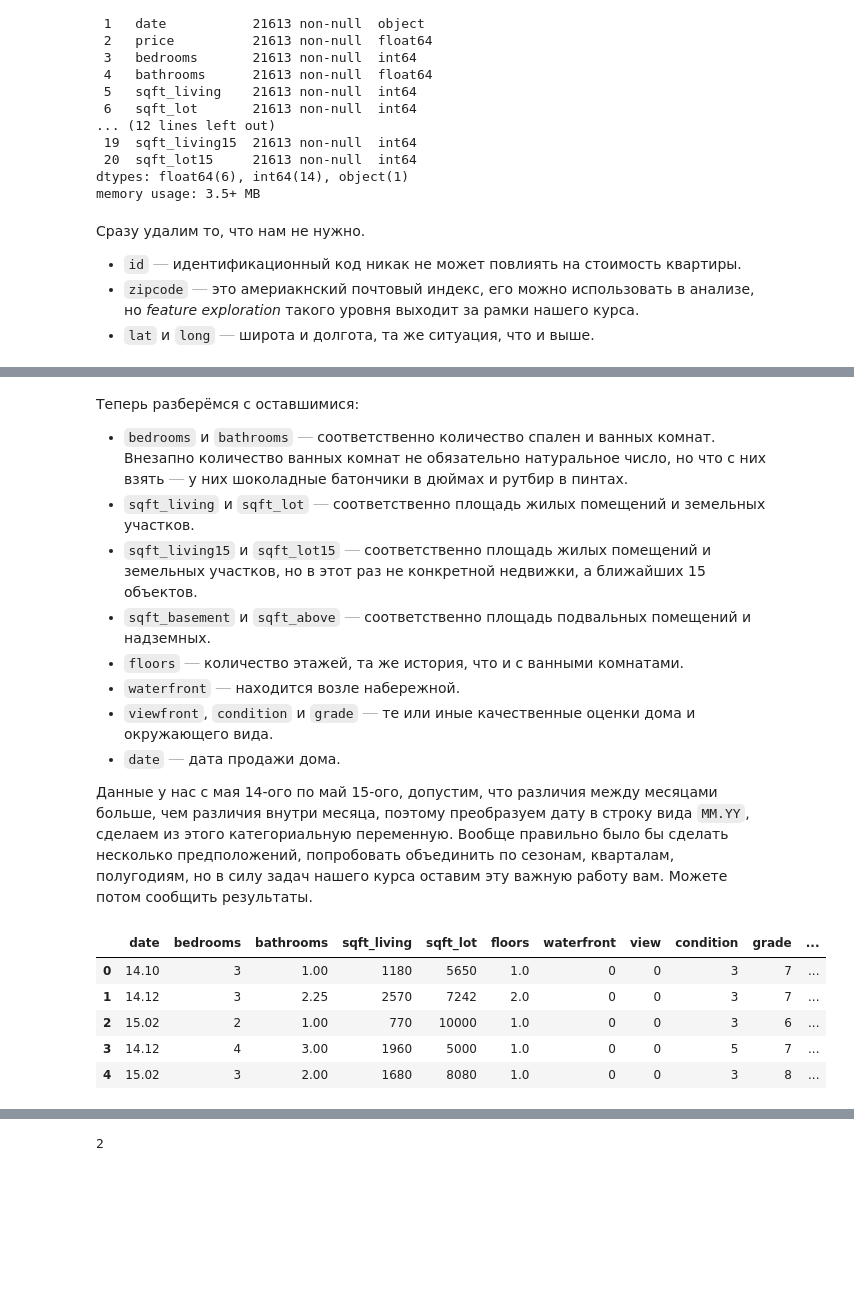
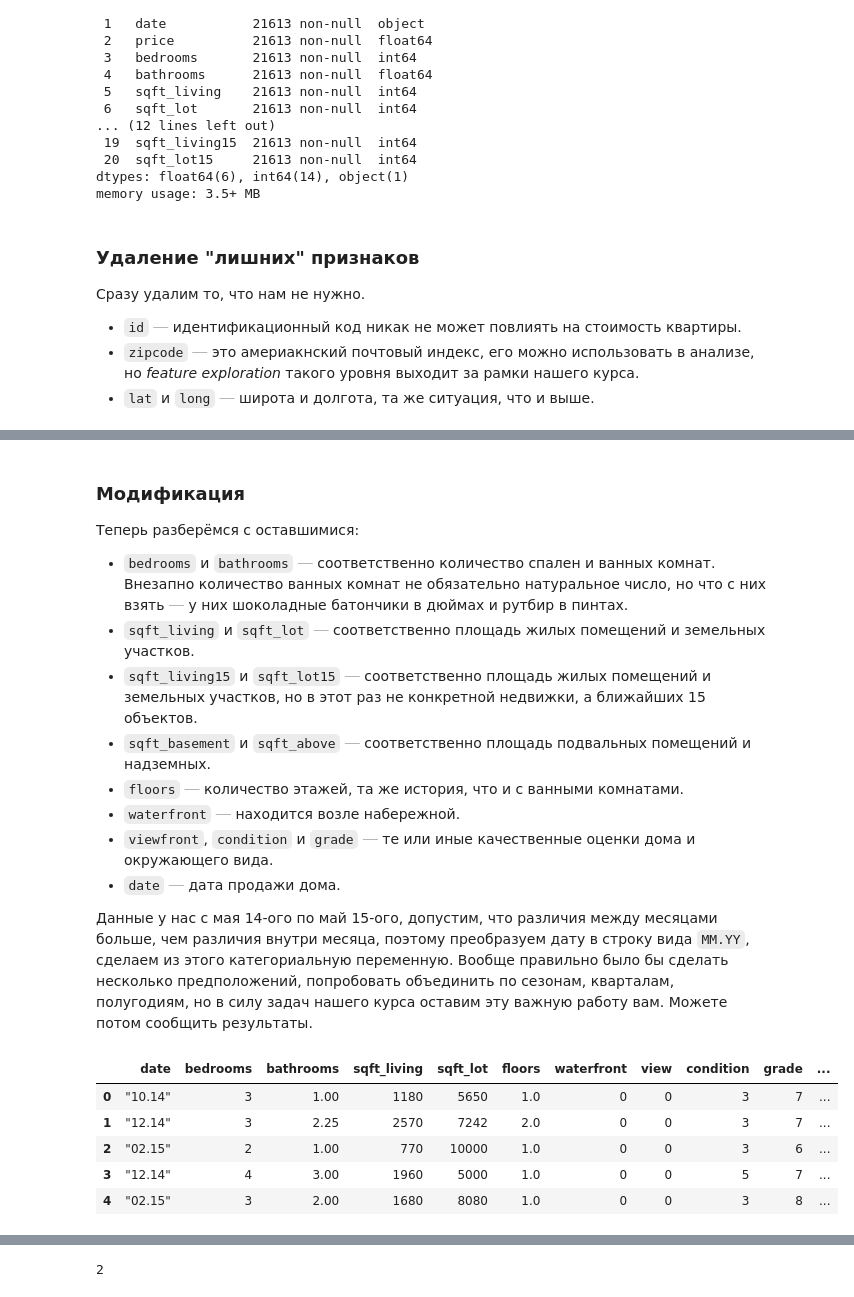
Before and after one commit to dragondangun/em_ml, a Jupyter notebook: 5. Linear Regression/LR.ipynb, the cells around one changed output, grey strips where cells are left out. Saved outputs shown, nothing was run; the diff lists cells and outputs as text; code cells hidden in the pictures; blank space fills up the shorter version.

```diff
--- a/5. Linear Regression/LR.ipynb
+++ b/5. Linear Regression/LR.ipynb
@@ -68,6 +71,8 @@ Data columns (total 21 columns):
 dtypes: float64(6), int64(14), object(1)
 memory usage: 3.5+ MB
 # %% [markdown]
+### Удаление "лишних" признаков
+
 Сразу удалим то, что нам не нужно.
 * `id` $\text{---}$ идентификационный код никак не может повлиять на стоимость квартиры.
 * `zipcode` $\text{---}$ это америакнский почтовый индекс, его можно использовать в анализе, но *feature exploration* такого уровня выходит за рамки нашего курса.
@@ -84,6 +89,8 @@ df.head()
 | 3 | 20141209T000000 | 4 | 3.00 | 1960 | 5000 | 1.0 | 0 | 0 | 5 | 7 | ... |
 | 4 | 20150218T000000 | 3 | 2.00 | 1680 | 8080 | 1.0 | 0 | 0 | 3 | 8 | ... |
 # %% [markdown]
+### Модификация
+
 Теперь разберёмся с оставшимися:
 * `bedrooms` и `bathrooms` $\text{---}$ соответственно количество спален и ванных комнат. Внезапно количество ванных комнат не обязательно натуральное число, но что с них взять $\text{---}$ у них шоколадные батончики в дюймах и рутбир в пинтах.
 * `sqft_living` и `sqft_lot` $\text{---}$ соответственно площадь жилых помещений и земельных участков.
@@ -96,13 +103,13 @@ df.head()
 
 Данные у нас с мая 14-ого по май 15-ого, допустим, что различия между месяцами больше, чем различия внутри месяца, поэтому преобразуем дату в строку вида `MM.YY`, сделаем из этого категориальную переменную. Вообще правильно было бы сделать несколько предположений, попробовать объединить по сезонам, кварталам, полугодиям, но в силу задач нашего курса оставим эту важную работу вам. Можете потом сообщить результаты.
 # %%
-df['date'] = df['date'].str[2:4] + '.' + df['date'].str[4:6]
+df['date'] = [f'"{d[4:6]}.{d[2:4]}"' for d in df["date"]]
 df.head()
 # %% [output]
 |  | date | bedrooms | bathrooms | sqft_living | sqft_lot | floors | waterfront | view | condition | grade | ... |
-| 0 | 14.10 | 3 | 1.00 | 1180 | 5650 | 1.0 | 0 | 0 | 3 | 7 | ... |
-| 1 | 14.12 | 3 | 2.25 | 2570 | 7242 | 2.0 | 0 | 0 | 3 | 7 | ... |
-| 2 | 15.02 | 2 | 1.00 | 770 | 10000 | 1.0 | 0 | 0 | 3 | 6 | ... |
-| 3 | 14.12 | 4 | 3.00 | 1960 | 5000 | 1.0 | 0 | 0 | 5 | 7 | ... |
-| 4 | 15.02 | 3 | 2.00 | 1680 | 8080 | 1.0 | 0 | 0 | 3 | 8 | ... |
+| 0 | "10.14" | 3 | 1.00 | 1180 | 5650 | 1.0 | 0 | 0 | 3 | 7 | ... |
+| 1 | "12.14" | 3 | 2.25 | 2570 | 7242 | 2.0 | 0 | 0 | 3 | 7 | ... |
+| 2 | "02.15" | 2 | 1.00 | 770 | 10000 | 1.0 | 0 | 0 | 3 | 6 | ... |
+| 3 | "12.14" | 4 | 3.00 | 1960 | 5000 | 1.0 | 0 | 0 | 5 | 7 | ... |
+| 4 | "02.15" | 3 | 2.00 | 1680 | 8080 | 1.0 | 0 | 0 | 3 | 8 | ... |
 # %% [markdown]
```
Also changed, not shown: parts of 53 cells of this notebook, 1 other file.
